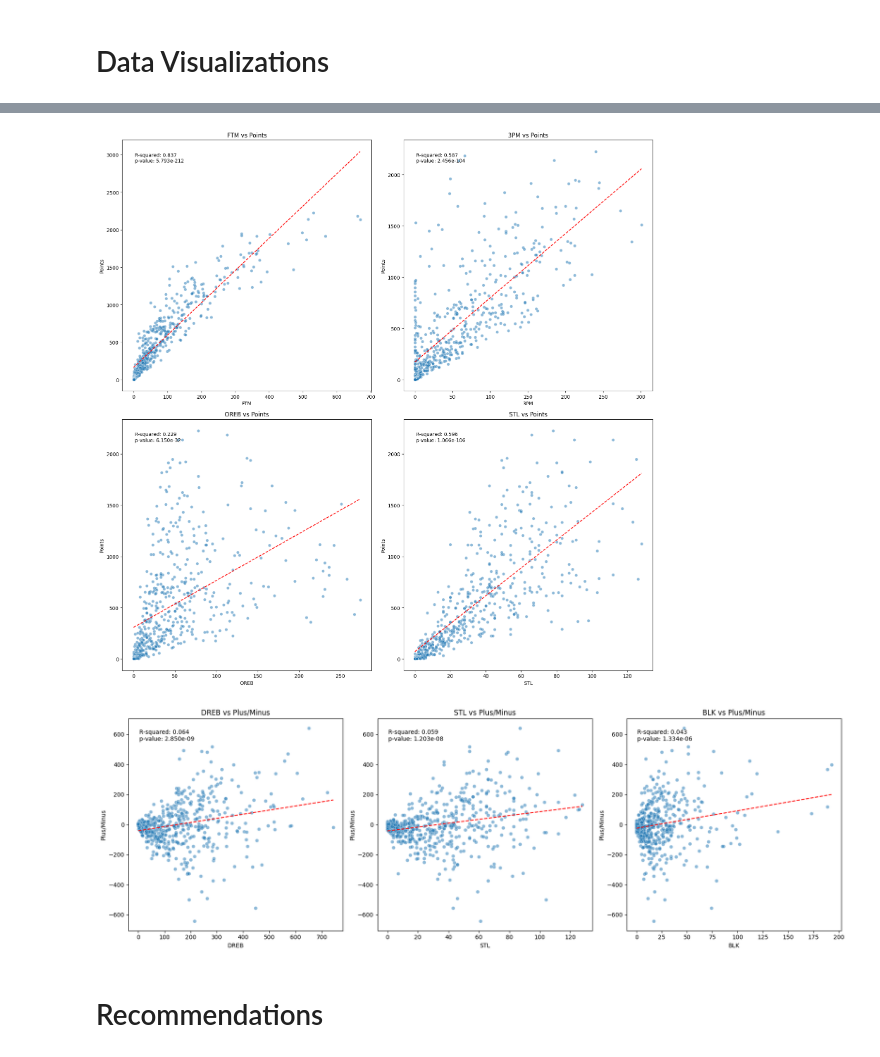
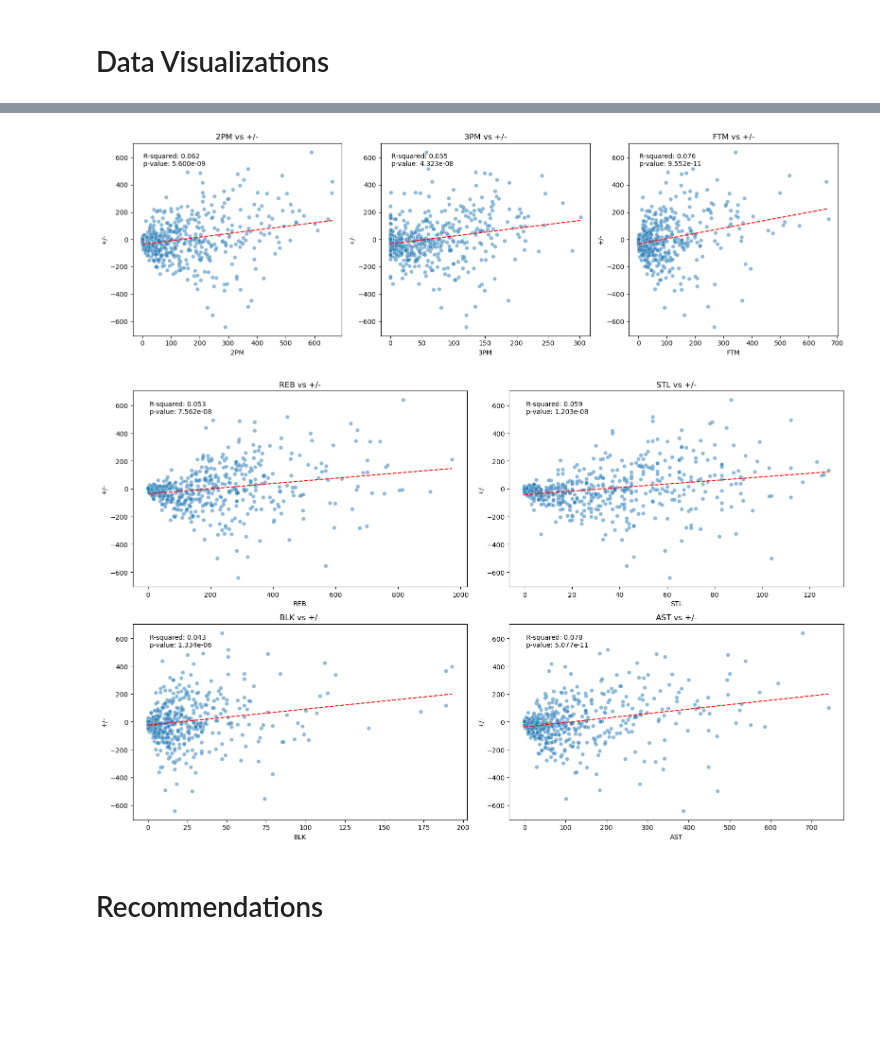
Before and after one commit to JoshuaDarilek/NBA_Stats_Data_Analysis_Project, a Jupyter notebook: nba_stats_analysis.ipynb, the cells around one changed output, grey strips where cells are left out. Cells and saved outputs as stored; diff of their text form; code cells hidden in the pictures; blank space fills up the shorter version.

```diff
--- a/nba_stats_analysis.ipynb
+++ b/nba_stats_analysis.ipynb
@@ -449,19 +438,19 @@ These visualizations allow us to:
 By creating separate plots for each metric, we can isolate their individual effects and compare them visually, complementing our multiple regression analyses.
 # %%
 # Set up the plot
-fig, axs = plt.subplots(2, 2, figsize=(16, 16))
+fig, axs = plt.subplots(1, 3, figsize=(16, 5))
 axs = axs.ravel()
 
 # Hypothesis 1: Points prediction
-predictors_pts = ['FTM', '3PM', 'OREB', 'STL']
+predictors_pts = ['2PM', '3PM', 'FTM']
 
 for i, predictor in enumerate(predictors_pts):
     # Create scatter plot
-    sns.scatterplot(x=predictor, y='PTS', data=nba_player_stats, ax=axs[i], alpha=0.5)
+    sns.scatterplot(x=predictor, y='+/-', data=nba_player_stats, ax=axs[i], alpha=0.5)
 
     # Perform simple linear regression
     X = sm.add_constant(nba_player_stats[predictor])
-    y = nba_player_stats['PTS']
+    y = nba_player_stats['+/-']
     model = sm.OLS(y, X).fit()
 
     # Calculate the regression line
@@ -471,9 +460,9 @@ for i, predictor in enumerate(predictors_pts):
     # Plot the regression line
     axs[i].plot(x_range, y_pred, color='red', linestyle='--')
 
-    axs[i].set_title(f'{predictor} vs Points')
+    axs[i].set_title(f'{predictor} vs +/-')
     axs[i].set_xlabel(predictor)
-    axs[i].set_ylabel('Points')
+    axs[i].set_ylabel('+/-')
 
     # Add R-squared and p-value to the plot
     r_squared = model.rsquared
@@ -486,42 +475,42 @@ plt.tight_layout()
 plt.show()
 
 # Hypothesis 2: Plus/Minus prediction
-fig, axs = plt.subplots(1, 3, figsize=(18, 6))
+fig, axs = plt.subplots(2, 2, figsize=(16, 10))
 axs = axs.ravel()
 
-predictors_pm = ['DREB', 'STL', 'BLK']
+predictors_pm = ['REB', 'STL', 'BLK', 'AST']
 
 for i, predictor in enumerate(predictors_pm):
     # Create scatter plot
     sns.scatterplot(x=predictor, y='+/-', data=nba_player_stats, ax=axs[i], alpha=0.5)
 
     # Perform simple linear regression
     X = sm.add_constant(nba_player_stats[predictor])
     y = nba_player_stats['+/-']
     model = sm.OLS(y, X).fit()
 
     # Calculate the regression line
     x_range = np.linspace(nba_player_stats[predictor].min(), nba_player_stats[predictor].max(), 100)
     y_pred = model.params.iloc[0] + model.params.iloc[1] * x_range
 
     # Plot the regression line
     axs[i].plot(x_range, y_pred, color='red', linestyle='--')
 
-    axs[i].set_title(f'{predictor} vs Plus/Minus')
+    axs[i].set_title(f'{predictor} vs +/-')
     axs[i].set_xlabel(predictor)
-    axs[i].set_ylabel('Plus/Minus')
+    axs[i].set_ylabel('+/-')
 
     # Add R-squared and p-value to the plot
     r_squared = model.rsquared
     p_value = model.f_pvalue
     axs[i].text(0.05, 0.95, f'R-squared: {r_squared:.3f}\np-value: {p_value:.3e}',
                 transform=axs[i].transAxes, verticalalignment='top')
 
 # Adjust layout and show the plot
 plt.tight_layout()
 plt.show()
 # %% [output]
-[figure, old version]
+[figure, new version]
-[figure, old version]
+[figure, new version]
 # %% [markdown]
 # Recommendations
```
Also changed, not shown: parts of 7 cells of this notebook.
